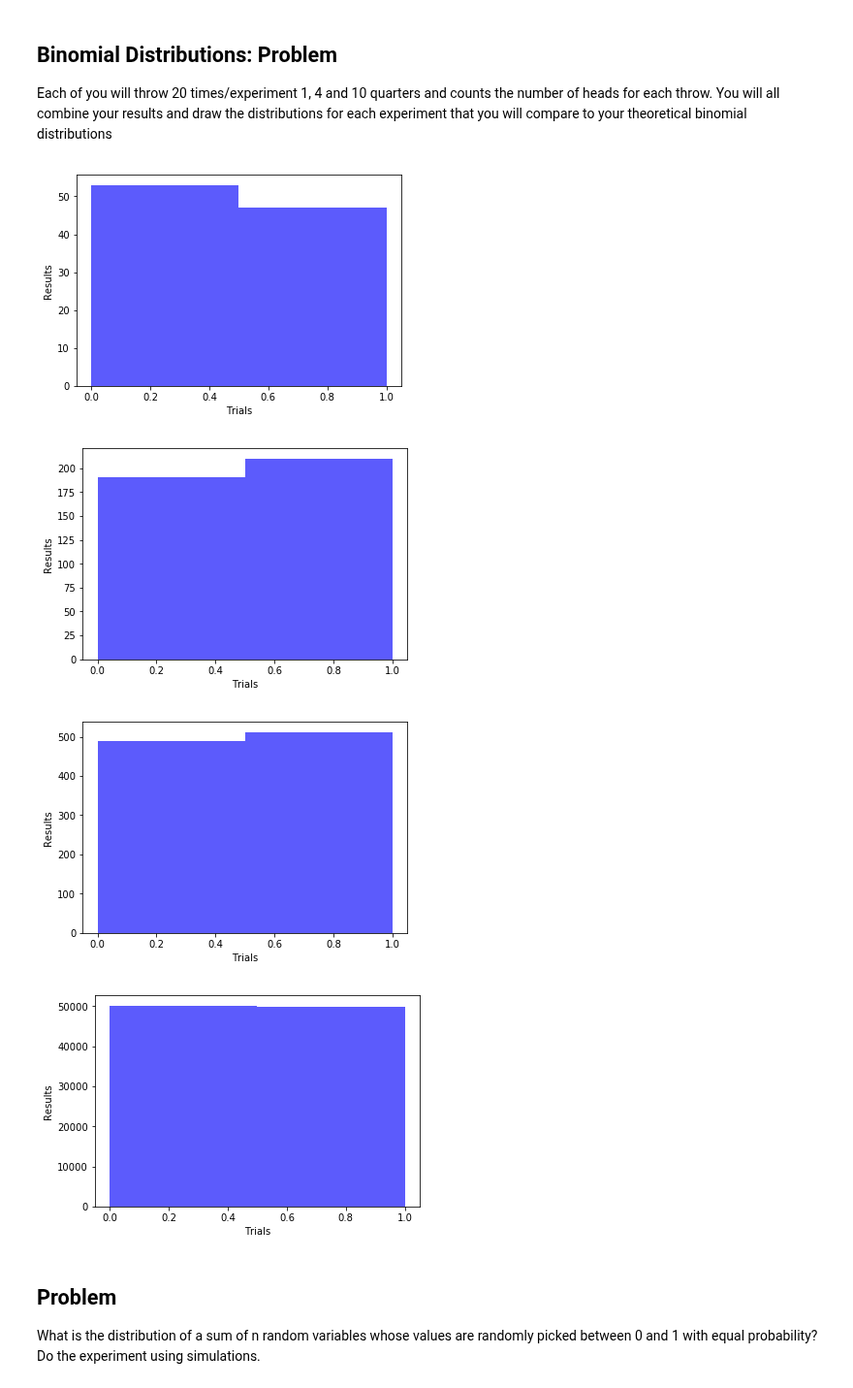
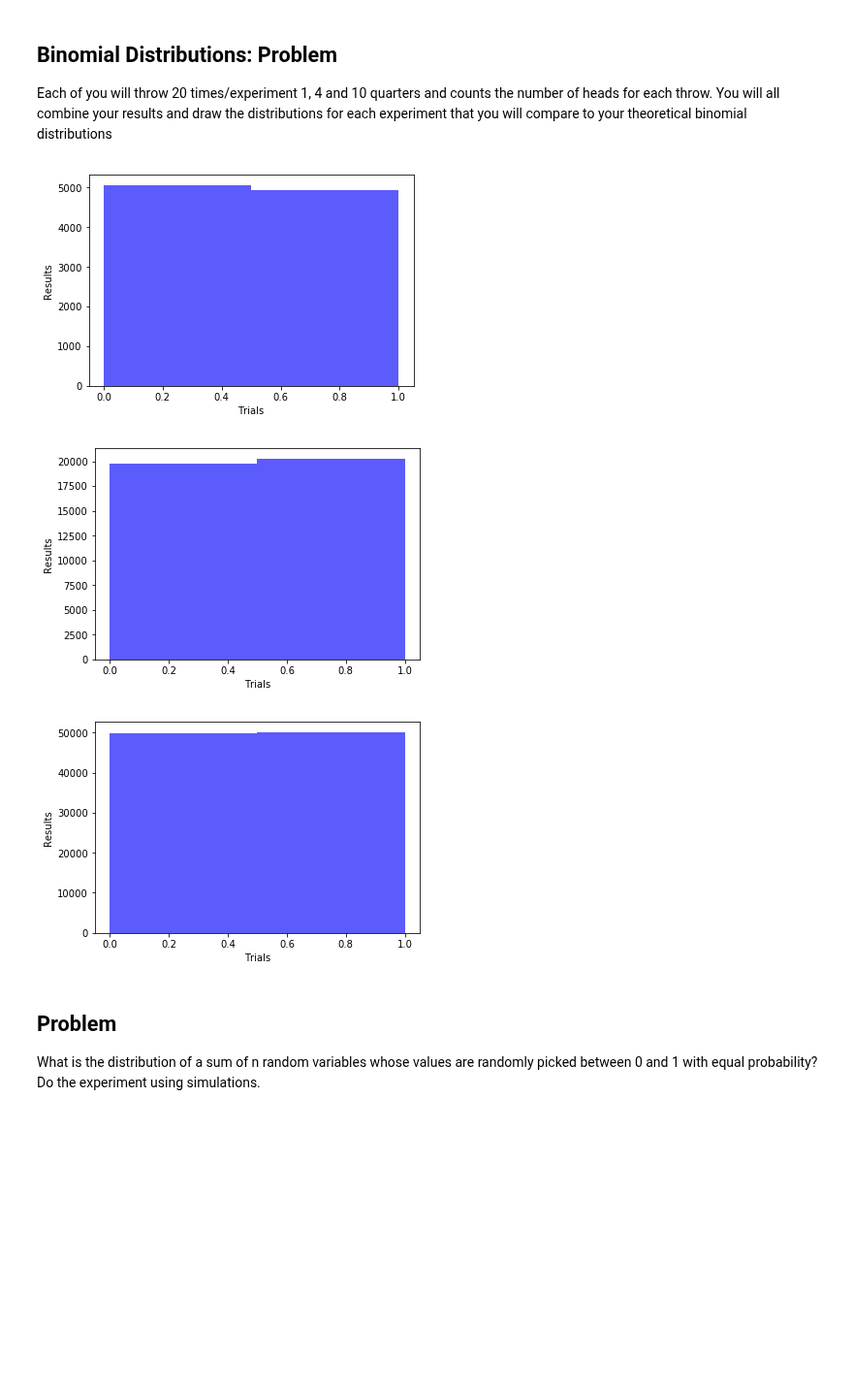
Before and after one commit to jeffschulthies/ASTR-3411, a Jupyter notebook: Week-5/Assignment.ipynb, the cells around one changed output. Shown at 97% size. Saved outputs shown, nothing was run; the diff lists cells and outputs as text; code cells hidden in the pictures; blank space fills up the shorter version.

Commit message:
Fixed first graph

```diff
--- a/Week-5/Assignment.ipynb
+++ b/Week-5/Assignment.ipynb
@@ -8,39 +8,38 @@ distributions
 # %%
 import matplotlib.pyplot as plt
 import numpy as np
 import random
 
-number_of_coins = [1, 4, 10, 1000]
-experiments = 100
+number_of_coins = [1, 4, 10]
+experiments = 10000
 
 for i, coins in enumerate(number_of_coins):
     value_heads = 0
     value_tails = 0
     results = np.zeros((experiments, coins))
     # print(results)
     for j in range(experiments):
         for coin in range(coins):
             if random.getrandbits(1):
                 results[j][coin] = 1
                 # value_heads = value_heads + 1
             # else:
                 # value_tails = value_tails + 1
     # print("Trial Number %s" % (i + 1))
     # print("Number of Coins: %s" % coins)
     # print("Heads: %s" % value_heads)
     # print("Tails: %s" % value_tails)
     # print("")
     # print(results)
     # n, bins, patches = plt.hist([value_heads/coins, value_tails/coins], 3, normed=0, facecolor='#2524fc', alpha=0.75)
     n, bins, patches = plt.hist(np.ravel(results), 2, facecolor='#2524fc', alpha=0.75)
     plt.xlabel('Trials')
     plt.ylabel('Results')
     plt.show()
 # %% [output]
-[figure, old version]
+[figure, new version]
-[figure, old version]
+[figure, new version]
-[figure, old version]
+[figure, new version]
-[figure, removed]
 # %% [markdown]
 ## Problem
 What is the distribution of a sum of n random variables whose
```
